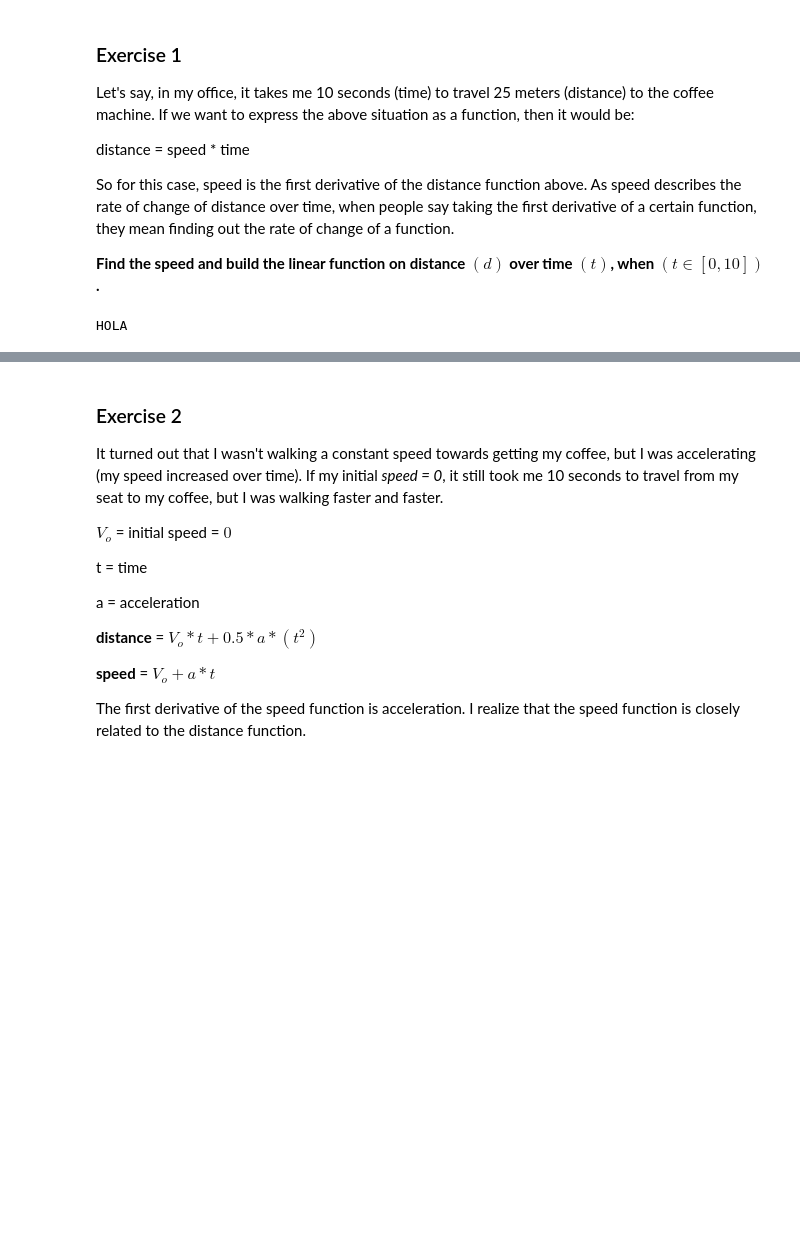
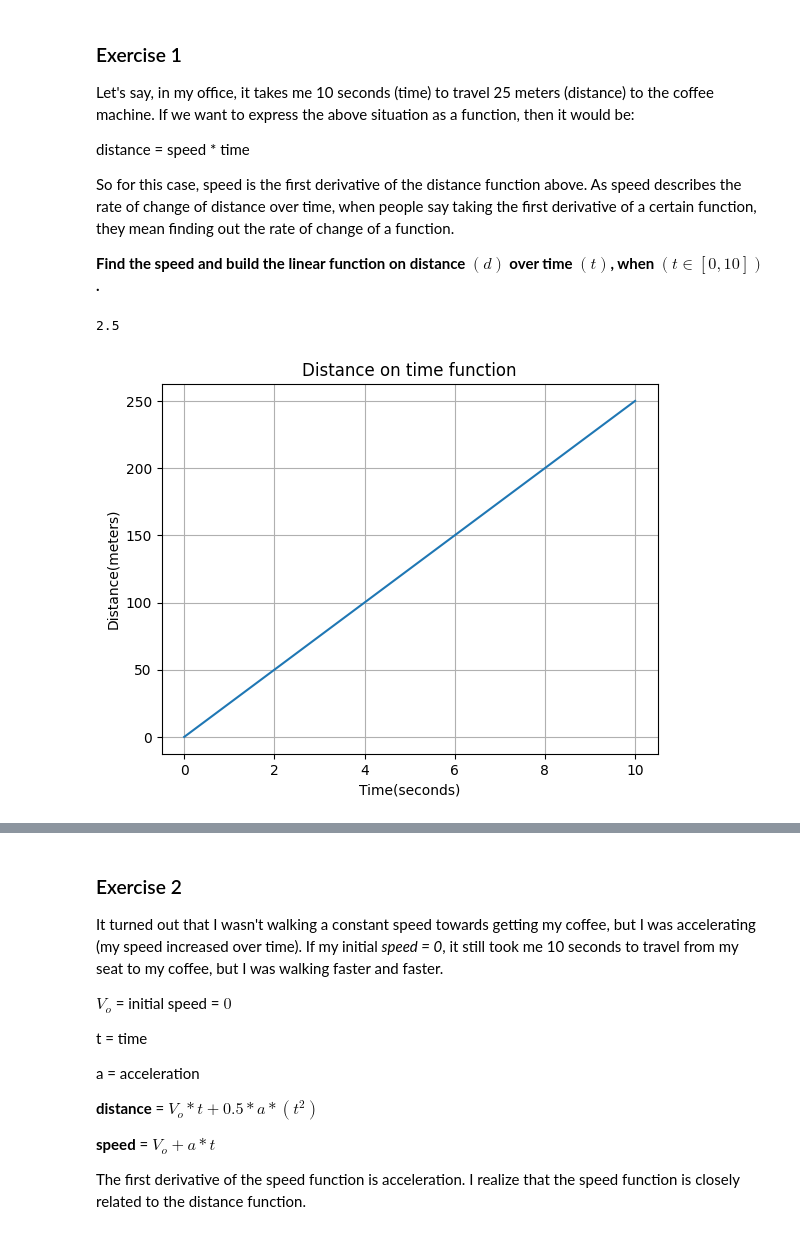
Before and after one commit to 4GeeksAcademy/calculus-and-algebra-problems-with-pythonDianam3, a Jupyter notebook: notebook/problems.ipynb, the cells around one changed output, grey strips where cells are left out. Cells and saved outputs as stored; diff of their text form; code cells hidden in the pictures; blank space fills up the shorter version.

```diff
--- a/notebook/problems.ipynb
+++ b/notebook/problems.ipynb
@@ -23,12 +23,36 @@ So for this case, speed is the first derivative of the distance function above.
 **Find the speed and build the linear function on distance $(d)$ over time $(t)$, when $(t ∈ [0,10])$.**
 # %%
 # import libraries
-print("HOLA")
+import numpy as np
+import pandas as pd
+import matplotlib.pyplot as plt
 
+#Si haces 25 metros en 10 segundos, haces 2,5 metros por segundo
 # Define the distance function
+t = 10
+d = 25
+# distance = speed * time
+s = 2.5 * t
+
+def d(t):
+  return s * t
+
+d(0.10)
 # %% [output]
-HOLA
+2.5
 # %%
 # Plot the distance function on domain (t)
+import matplotlib.pyplot as plt
+
+times = np.linspace(0,10,50)
+distances = s*(times)
+plt.plot(times, distances)
+plt.xlabel("Time(seconds)")
+plt.ylabel("Distance(meters)")
+plt.title("Distance on time function")
+plt.grid()
+plt.show()
+# %% [output]
+[figure, added]
 # %%
 # Create a DataFrame
```
Also changed, not shown: parts of 1 cell of this notebook.
